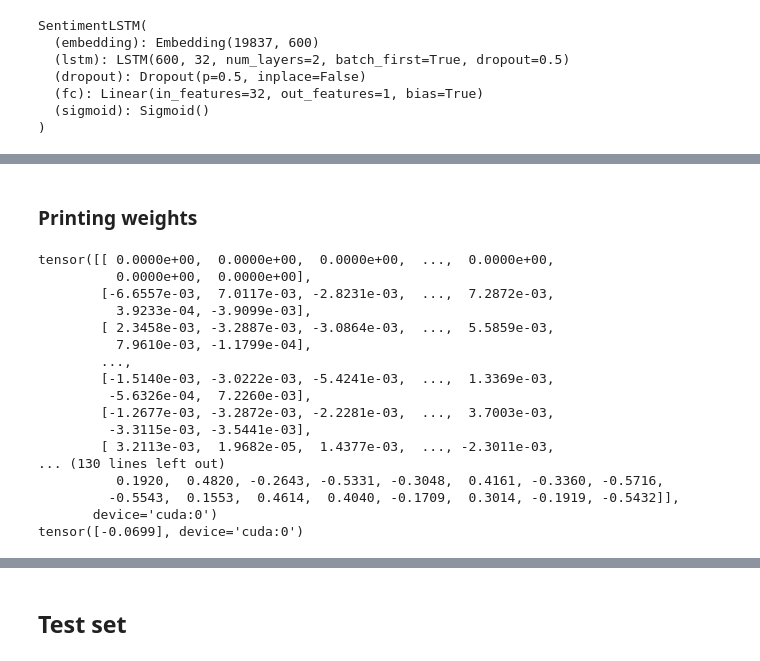
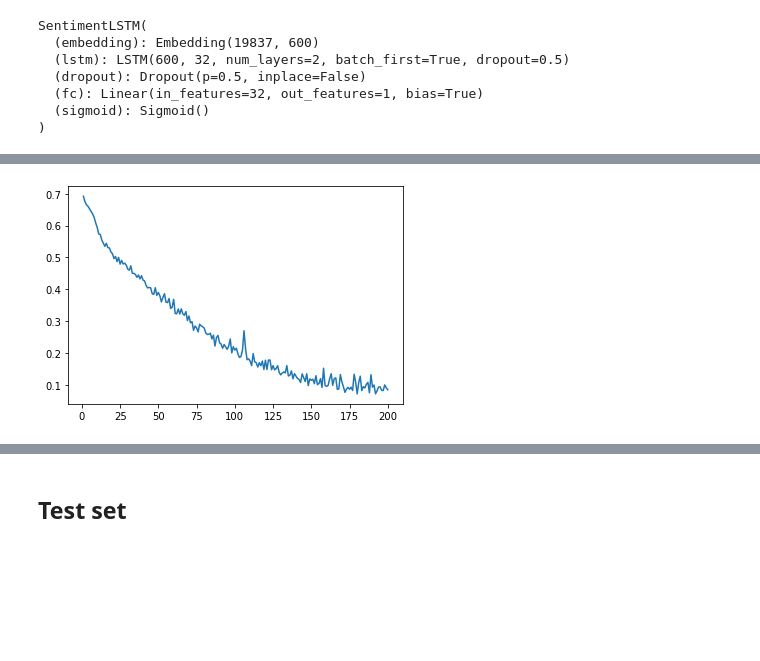
Before and after one commit to salmanedhi/NNTI-WS2021-NLP-Project, a Jupyter notebook: Task2.ipynb, the cells around one changed output, grey strips where cells are left out. Cells and saved outputs as stored; diff of their text form; code cells hidden in the pictures; blank space fills up the shorter version.

```diff
--- a/Task2.ipynb
+++ b/Task2.ipynb
@@ -85,7 +85,7 @@ print(encoded_labels.shape)
 
 print(type(padded), type(encoded_labels))
 batch_size = 64
-train_loader, valid_loader, test_loader = helper.split_data_train_valid_test(padded, encoded_labels, batch_size)
+train_loader, test_loader = helper.split_data_train_valid_test(padded, encoded_labels, batch_size)
 print("Done")
 # %% [output]
 <class 'numpy.ndarray'> <class 'numpy.ndarray'>
@@ -117,10 +117,7 @@ for epoch in range(n_epochs):
     for i, (inputs, labels) in enumerate(train_loader):
         step += 1
         inputs, labels = inputs.to(device), labels.to(device)
-#         print(i, inputs.shape, labels.shape)
-        # making requires_grad = False for the latest set of h
         h = tuple([each.data for each in h])
-
         net.zero_grad()
         output, h = net(inputs, batch_size)
         loss = criterion(output.squeeze(), labels.float())
@@ -129,31 +126,32 @@ for epoch in range(n_epochs):
         nn.utils.clip_grad_norm(net.parameters(), clip)
         optimizer.step()
 
-        if (step % print_every) == 0:
-            ######################
-            ##### VALIDATION #####
-            ######################
-            net.eval()
-            valid_losses = []
-            v_h = net.init_hidden(batch_size, device)
+#         if (step % print_every) == 0:
+#             ######################
+#             ##### VALIDATION #####
+#             ######################
+#             net.eval()
+#             valid_losses = []
+#             v_h = net.init_hidden(batch_size, device)
 
-            for v_inputs, v_labels in valid_loader:
-                v_inputs, v_labels = inputs.to(device), labels.to(device)
+#             for v_inputs, v_labels in valid_loader:
+#                 v_inputs, v_labels = inputs.to(device), labels.to(device)
 
-                v_h = tuple([each.data for each in v_h])
+#                 v_h = tuple([each.data for each in v_h])
 
-                v_output, v_h = net(v_inputs, batch_size)
-                v_loss = criterion(v_output.squeeze(), v_labels.float())
-                valid_losses.append(v_loss.item())
+#                 v_output, v_h = net(v_inputs, batch_size)
+#                 v_loss = criterion(v_output.squeeze(), v_labels.float())
+#                 valid_losses.append(v_loss.item())
 
-            print("Epoch: {}/{}".format((epoch+1), n_epochs),
-                  "Step: {}".format(step),
-                  "Training Loss: {:.4f}".format(loss.item()),
-                  "Validation Loss: {:.4f}".format(np.mean(valid_losses)))
-            net.train()
+#             print("Epoch: {}/{}".format((epoch+1), n_epochs),
+#                   "Step: {}".format(step),
+#                   "Training Loss: {:.4f}".format(loss.item()),
+#                   "Validation Loss: {:.4f}".format(np.mean(valid_losses)))
+#         net.train()
     training_loss_epoches.append(np.mean(training_loss))
     print("Epoch: {}/{}".format((epoch+1), n_epochs),
           "Training Loss: {:.4f}".format(np.mean(training_loss)))
-
+plt.plot(np.linspace(1, len(training_loss_epoches), len(training_loss_epoches)).astype(int), training_loss_epoches)
+plt.savefig('Task2_hindi.png')
 print("Done")
 # %% [output]
@@ -176,24 +174,2 @@ Epoch: 200/200 Training Loss: 0.0500
 Done
+[figure, added]
-# %% [markdown]
-### Printing weights
-# %%
-for param in net.parameters():
-  print(param.data)
-# %% [output]
-tensor([[ 0.0000e+00,  0.0000e+00,  0.0000e+00,  ...,  0.0000e+00,
-          0.0000e+00,  0.0000e+00],
-        [-6.6557e-03,  7.0117e-03, -2.8231e-03,  ...,  7.2872e-03,
-          3.9233e-04, -3.9099e-03],
-        [ 2.3458e-03, -3.2887e-03, -3.0864e-03,  ...,  5.5859e-03,
-          7.9610e-03, -1.1799e-04],
-        ...,
-        [-1.5140e-03, -3.0222e-03, -5.4241e-03,  ...,  1.3369e-03,
-         -5.6326e-04,  7.2260e-03],
-        [-1.2677e-03, -3.2872e-03, -2.2281e-03,  ...,  3.7003e-03,
-         -3.3115e-03, -3.5441e-03],
-        [ 3.2113e-03,  1.9682e-05,  1.4377e-03,  ..., -2.3011e-03,
-... (130 lines left out)
-          0.1920,  0.4820, -0.2643, -0.5331, -0.3048,  0.4161, -0.3360, -0.5716,
-         -0.5543,  0.1553,  0.4614,  0.4040, -0.1709,  0.3014, -0.1919, -0.5432]],
-       device='cuda:0')
-tensor([-0.0699], device='cuda:0')
```
Also changed, not shown: parts of 13 cells of this notebook, 1 other file.
